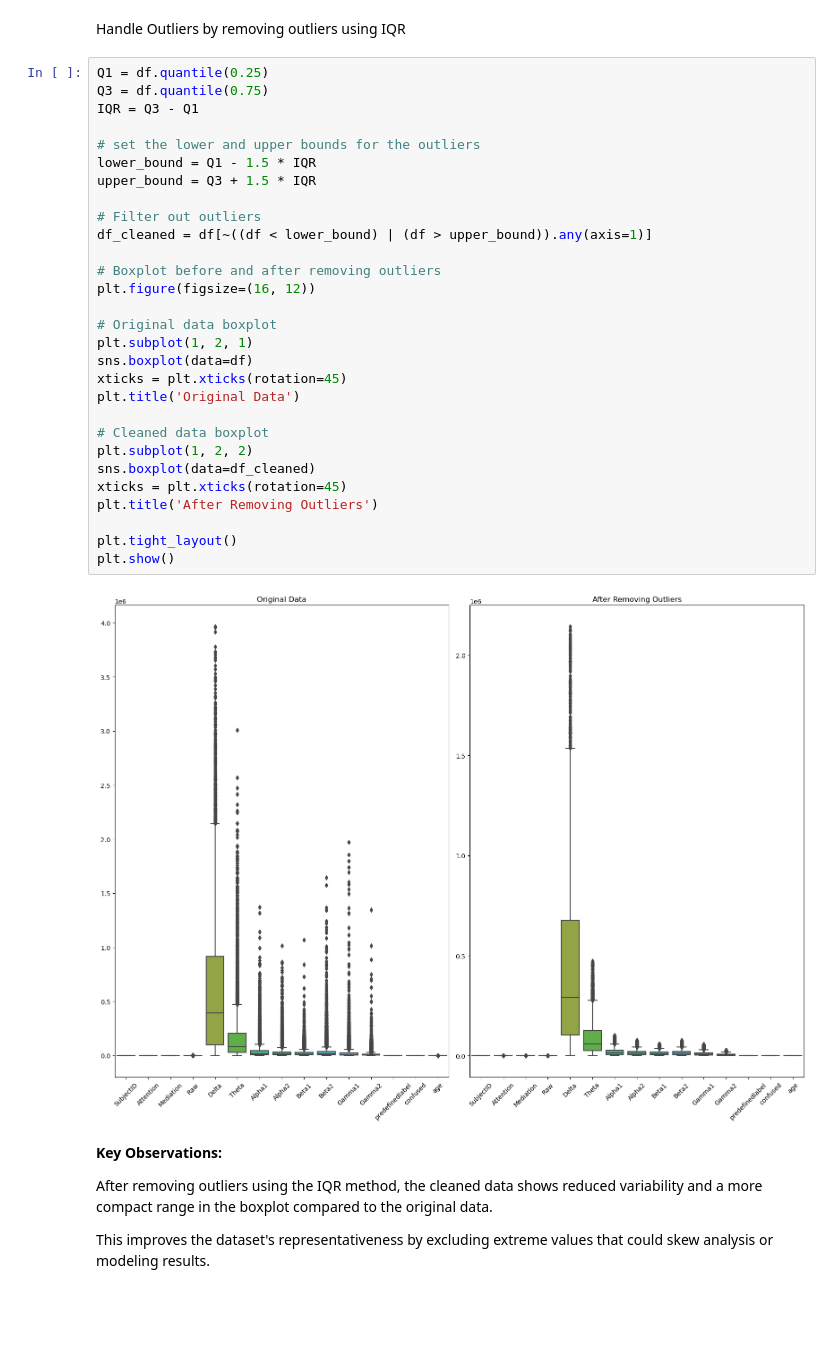
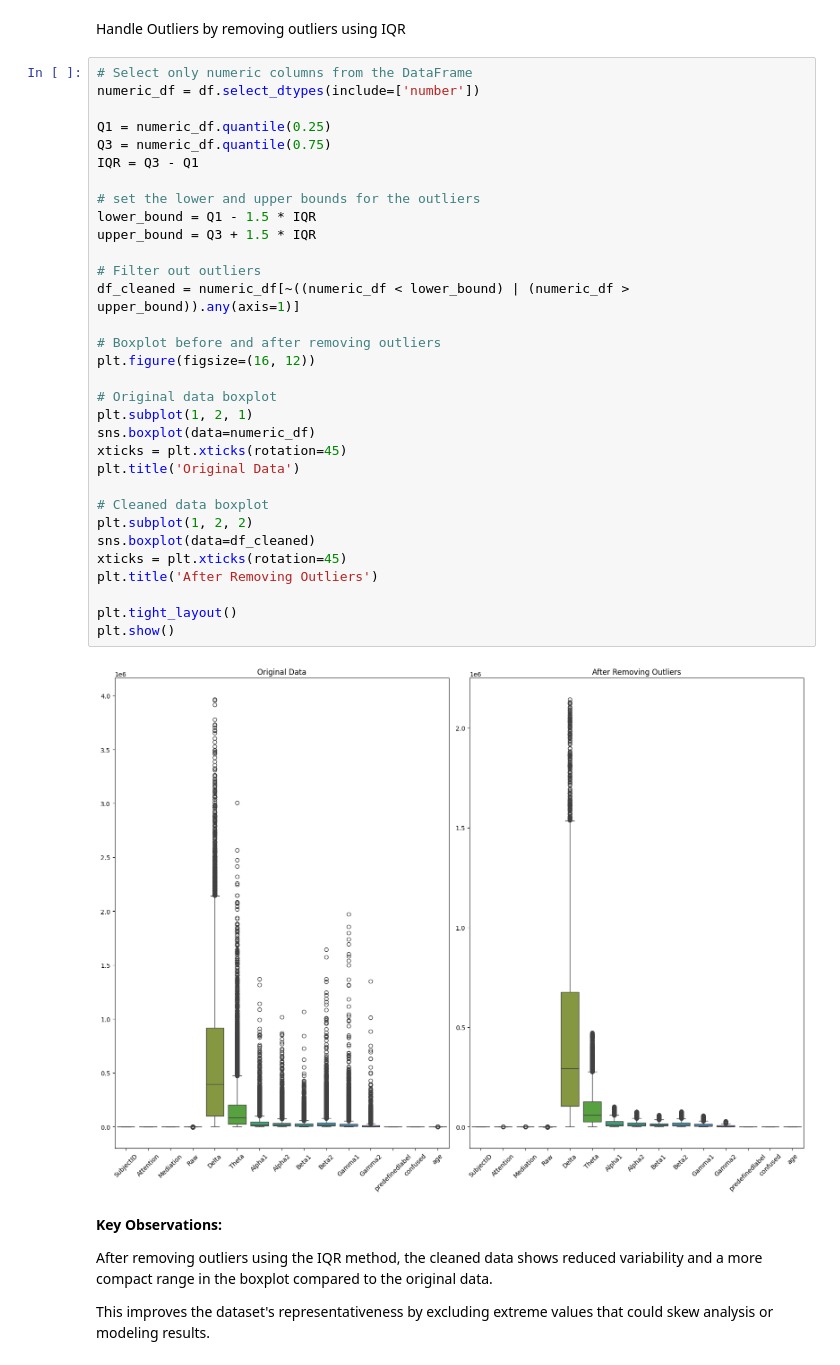
Before and after one commit to YSJHYX/EEG-Data-Analysis-Project, a Jupyter notebook: FinalProject_Group094-FA24.ipynb, the cells around one changed output. Cells and saved outputs as stored; diff of their text form; blank space fills up the shorter version.

```diff
--- a/FinalProject_Group094-FA24.ipynb
+++ b/FinalProject_Group094-FA24.ipynb
@@ -251,36 +251,39 @@ Through the generalized plot, we can see that outliers do exist. In order to avo
 # %% [markdown]
 Handle Outliers by removing outliers using IQR
 # %%
-Q1 = df.quantile(0.25)
-Q3 = df.quantile(0.75)
+# Select only numeric columns from the DataFrame
+numeric_df = df.select_dtypes(include=['number'])
+
+Q1 = numeric_df.quantile(0.25)
+Q3 = numeric_df.quantile(0.75)
 IQR = Q3 - Q1
 
 # set the lower and upper bounds for the outliers
 lower_bound = Q1 - 1.5 * IQR
 upper_bound = Q3 + 1.5 * IQR
 
 # Filter out outliers
-df_cleaned = df[~((df < lower_bound) | (df > upper_bound)).any(axis=1)]
+df_cleaned = numeric_df[~((numeric_df < lower_bound) | (numeric_df > upper_bound)).any(axis=1)]
 
 # Boxplot before and after removing outliers
 plt.figure(figsize=(16, 12))
 
 # Original data boxplot
 plt.subplot(1, 2, 1)
-sns.boxplot(data=df)
+sns.boxplot(data=numeric_df)
 xticks = plt.xticks(rotation=45)
 plt.title('Original Data')
 
 # Cleaned data boxplot
 plt.subplot(1, 2, 2)
 sns.boxplot(data=df_cleaned)
 xticks = plt.xticks(rotation=45)
 plt.title('After Removing Outliers')
 
 plt.tight_layout()
 plt.show()
 # %% [output]
-[figure, old version]
+[figure, new version]
 # %% [markdown]
 **Key Observations:**
 
```
Also changed, not shown: parts of 11 cells of this notebook, 1 other file.
